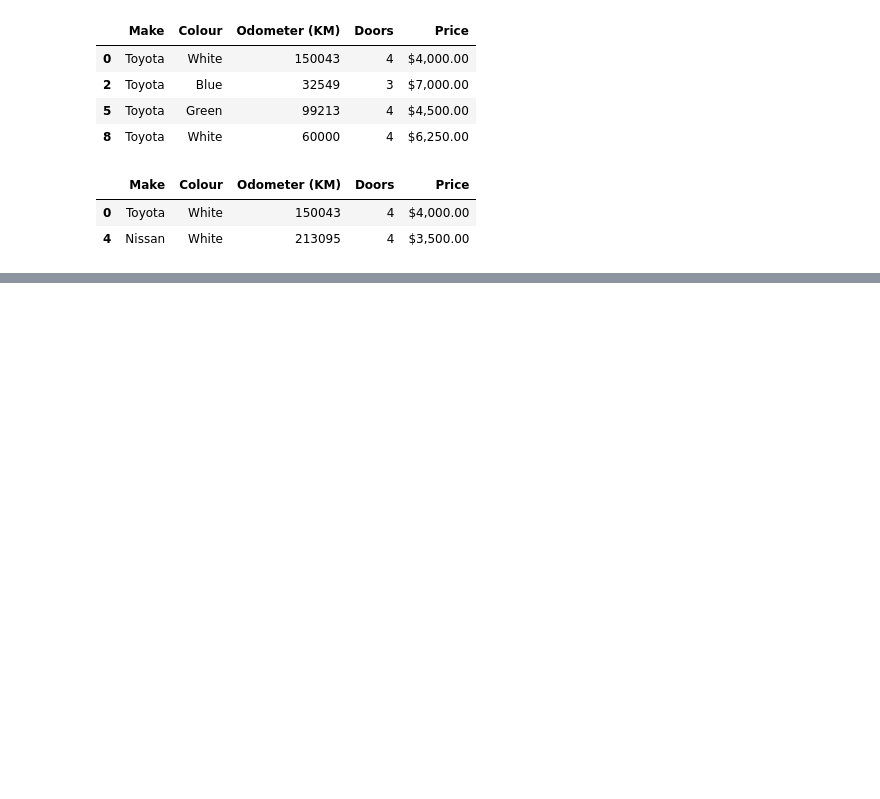
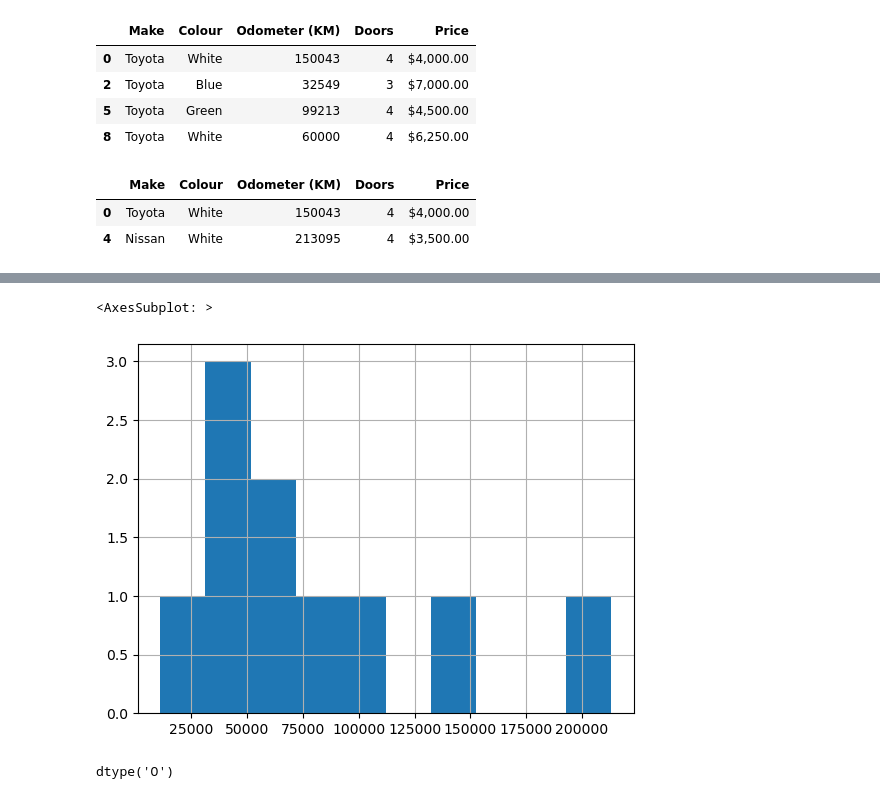
Before and after one commit to amgartendev/datascience-studies, a Jupyter notebook: introduction-to-pandas.ipynb, the cells around one changed output, grey strips where cells are left out. Saved outputs shown, nothing was run; the diff lists cells and outputs as text; code cells hidden in the pictures; blank space fills up the shorter version.

```diff
--- a/introduction-to-pandas.ipynb
+++ b/introduction-to-pandas.ipynb
@@ -390,0 +432,9 @@ car_sales[car_sales["Odometer (KM)"] > 100000]
+# %%
+car_sales["Odometer (KM)"].hist()
+# %% [output]
+<AxesSubplot: >
+[figure, added]
+# %%
+car_sales["Price"].dtype
+# %% [output]
+dtype('O')
```
Also changed, not shown: parts of 9 cells of this notebook.
